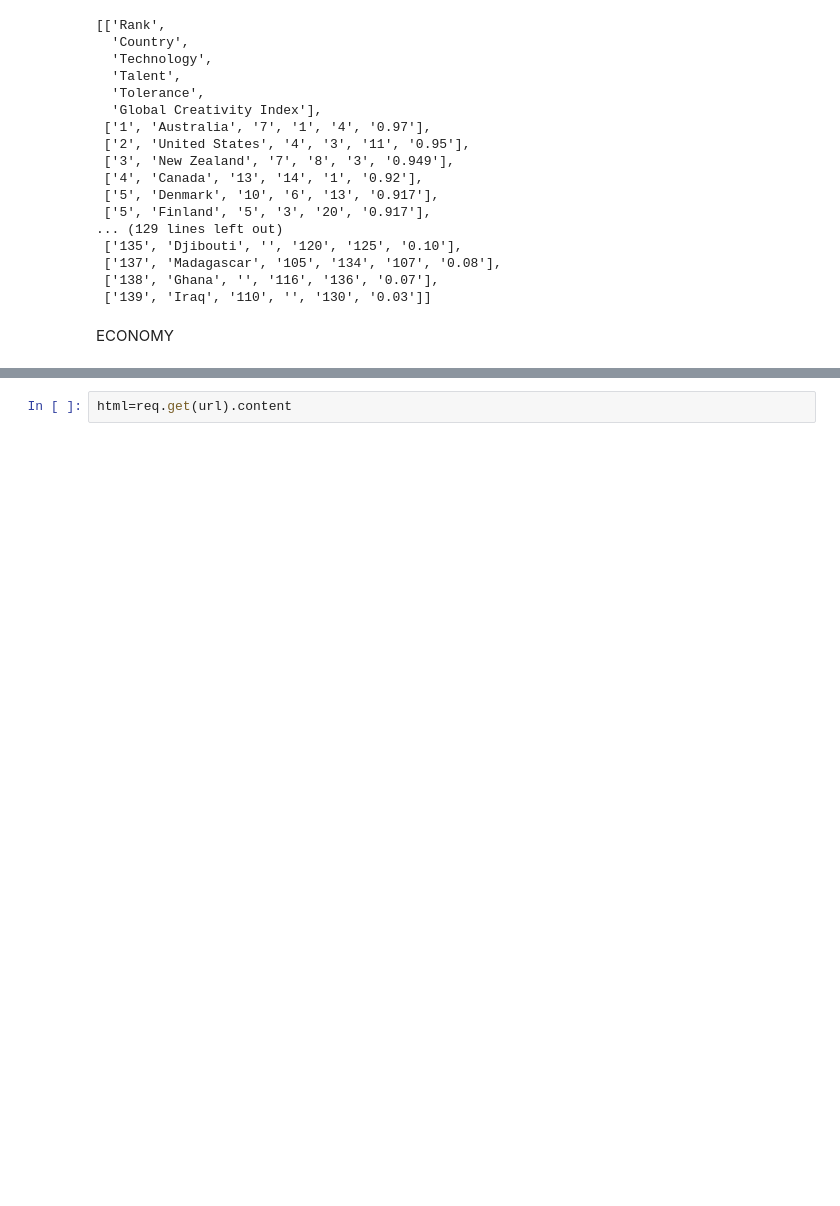
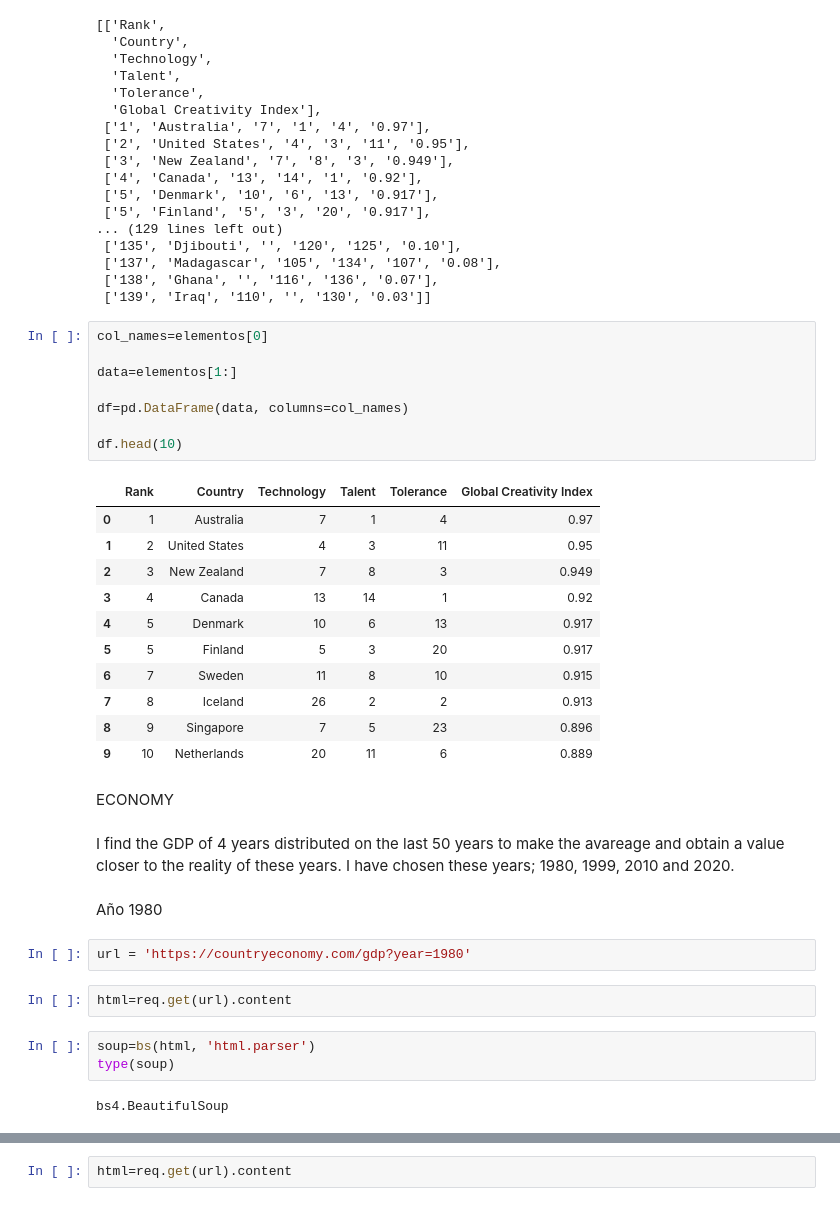
Before and after one commit to jesuschao/ETL-MOMA-Artists, a Jupyter notebook: your-code/Solution.ipynb, the cells around one changed output, grey strips where cells are left out. Cells and saved outputs as stored; diff of their text form; blank space fills up the shorter version.

```diff
--- a/your-code/Solution.ipynb
+++ b/your-code/Solution.ipynb
@@ -391,5 +391,38 @@ elementos
  ['137', 'Madagascar', '105', '134', '107', '0.08'],
  ['138', 'Ghana', '', '116', '136', '0.07'],
  ['139', 'Iraq', '110', '', '130', '0.03']]
+# %%
+col_names=elementos[0]
+
+data=elementos[1:]
+
+df=pd.DataFrame(data, columns=col_names)
+
+df.head(10)
+# %% [output]
+|  | Rank | Country | Technology | Talent | Tolerance | Global Creativity Index |
+| 0 | 1 | Australia | 7 | 1 | 4 | 0.97 |
+| 1 | 2 | United States | 4 | 3 | 11 | 0.95 |
+| 2 | 3 | New Zealand | 7 | 8 | 3 | 0.949 |
+| 3 | 4 | Canada | 13 | 14 | 1 | 0.92 |
+| 4 | 5 | Denmark | 10 | 6 | 13 | 0.917 |
+| 5 | 5 | Finland | 5 | 3 | 20 | 0.917 |
+| 6 | 7 | Sweden | 11 | 8 | 10 | 0.915 |
+| 7 | 8 | Iceland | 26 | 2 | 2 | 0.913 |
+| 8 | 9 | Singapore | 7 | 5 | 23 | 0.896 |
+| 9 | 10 | Netherlands | 20 | 11 | 6 | 0.889 |
 # %% [markdown]
 ECONOMY
+# %% [markdown]
+I find the GDP of 4 years distributed on the last 50 years to make the avareage and obtain a value closer to the reality of these years. I have chosen these years; 1980, 1999, 2010 and 2020.
+# %% [markdown]
+Año 1980
+# %%
+url = 'https://countryeconomy.com/gdp?year=1980'
+# %%
+html=req.get(url).content
+# %%
+soup=bs(html, 'html.parser')
+type(soup)
+# %% [output]
+bs4.BeautifulSoup
```
Also changed, not shown: parts of 77 cells of this notebook.
